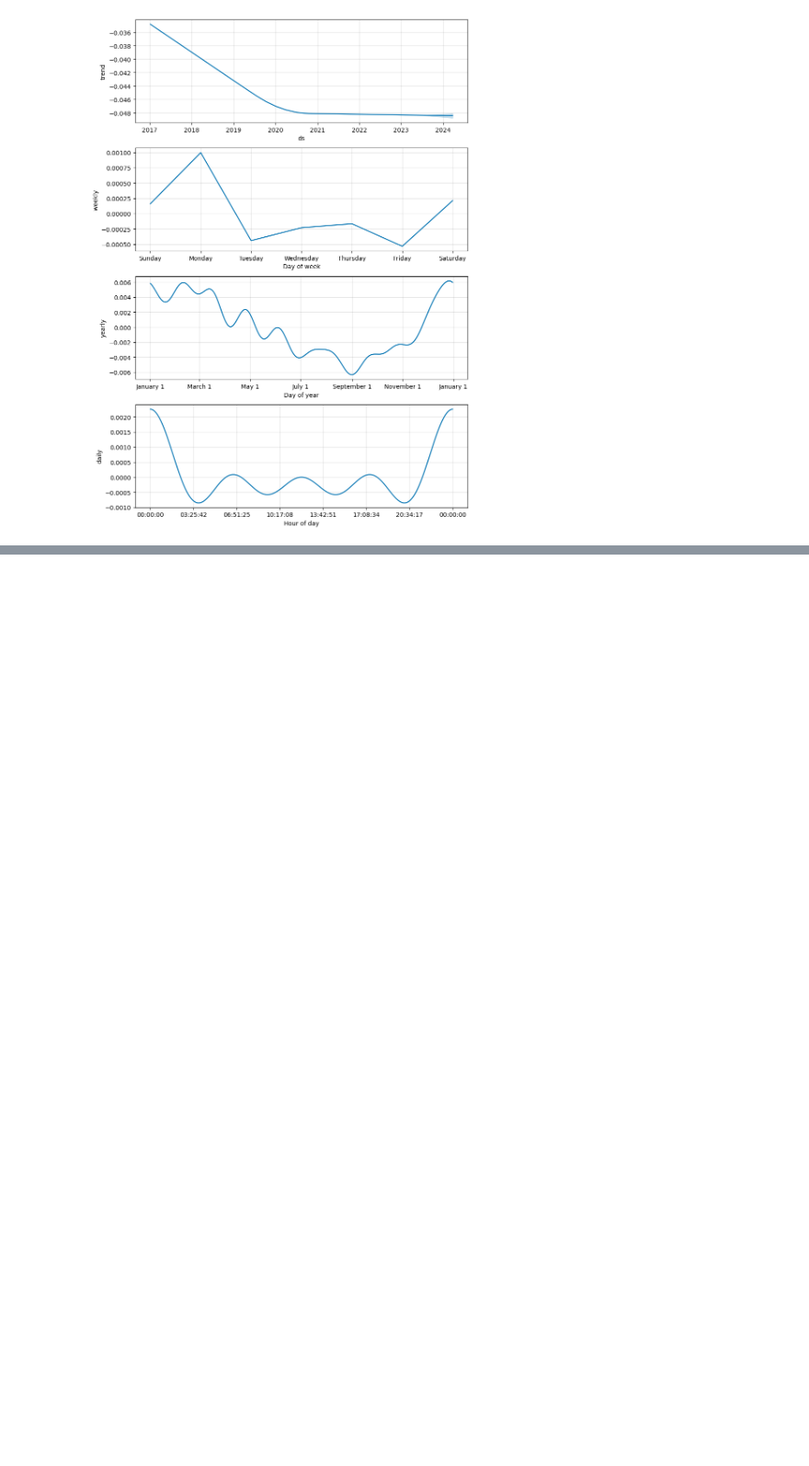
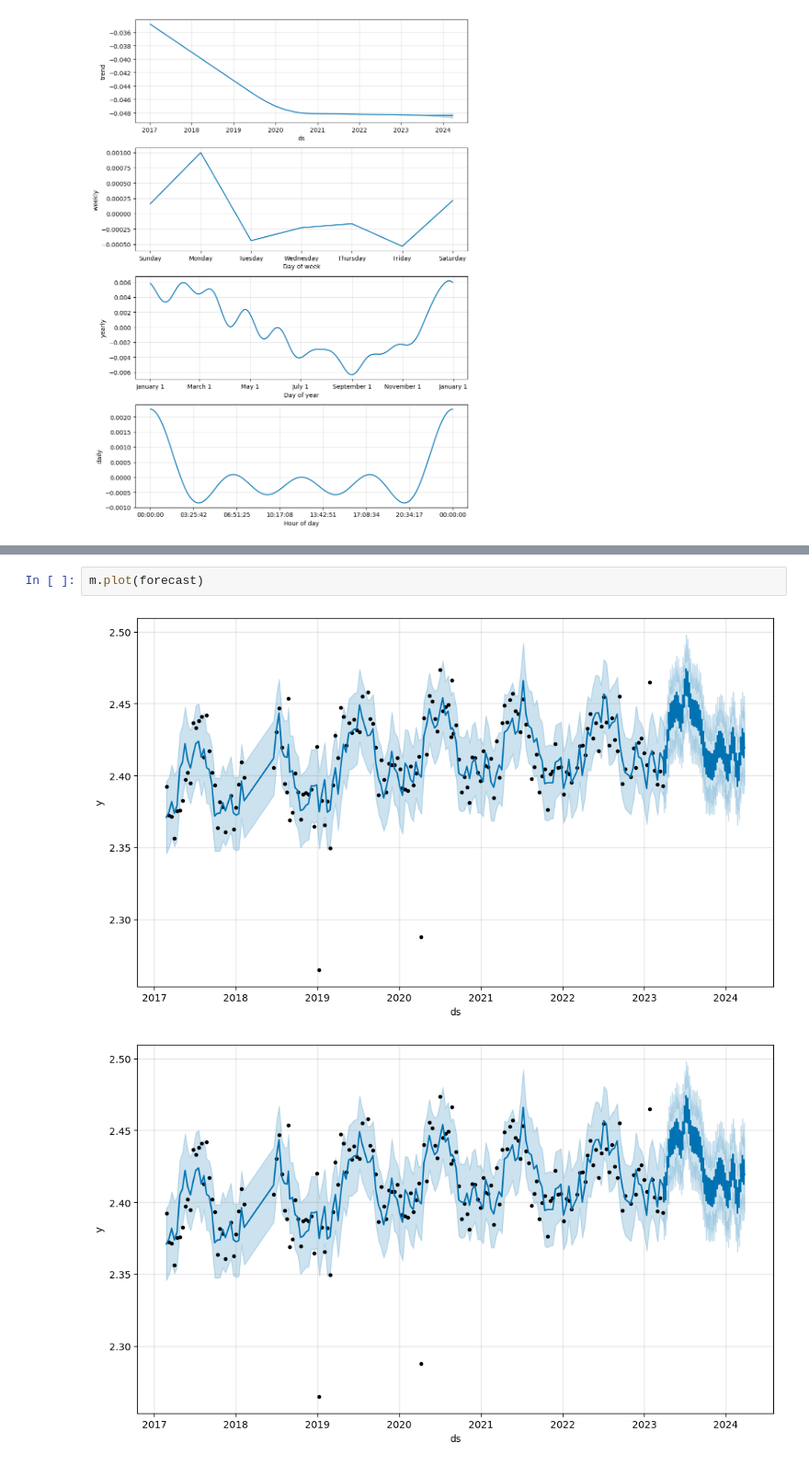
Before and after one commit to Ojung-ii/Bluecarbon-Surveillence-Service-with-Sentinel-Satellite, a Jupyter notebook: study/gunwoda/1107.ipynb, the cells around one changed output, grey strips where cells are left out. Shown at 92% size. Drawn from its saved outputs; the diff is of its cells as text; blank space fills up the shorter version.

```diff
--- a/study/gunwoda/1107.ipynb
+++ b/study/gunwoda/1107.ipynb
@@ -357,0 +367,5 @@ fig2 = m.plot_components(forecast)
+# %%
+m.plot(forecast)
+# %% [output]
+[figure, added]
+[figure, added]
```
Also changed, not shown: parts of 19 cells of this notebook, 2 other files.
